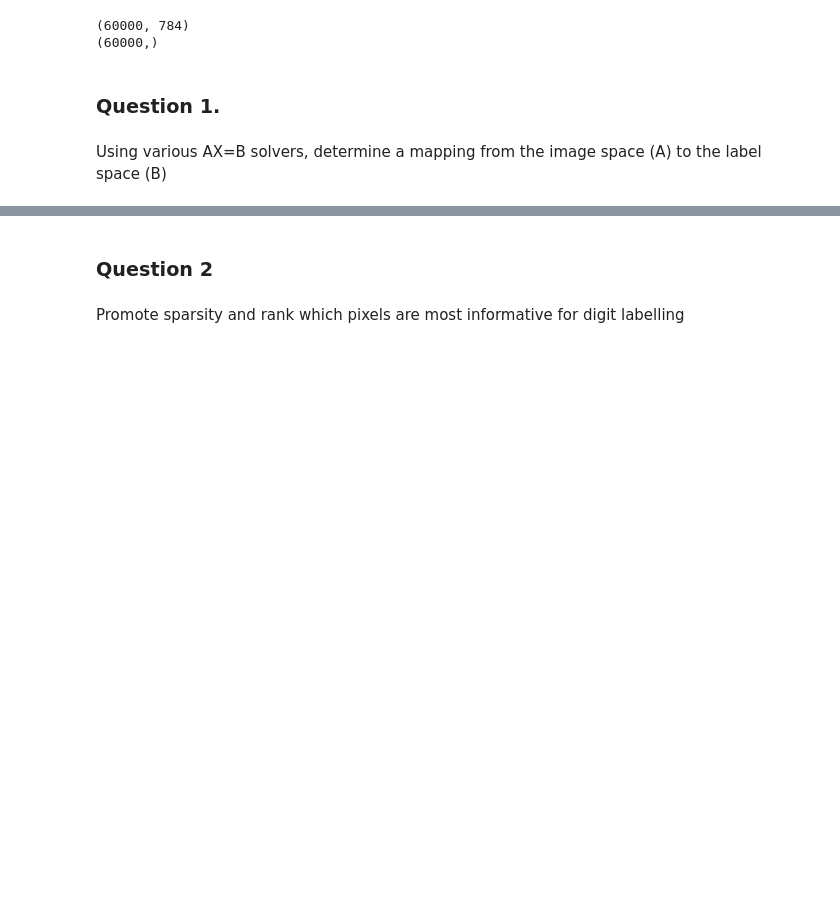
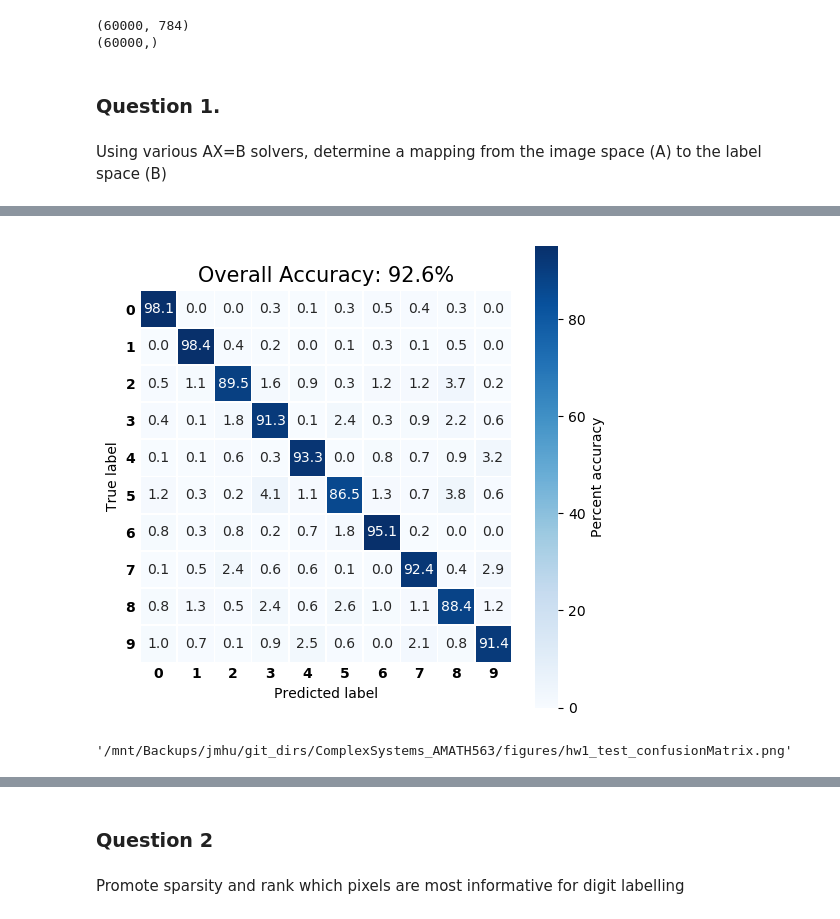
Before and after one commit to jmichellehu/ComplexSystems_AMATH563, a Jupyter notebook: AMATH563_hw1.ipynb, the cells around one changed output, grey strips where cells are left out. Drawn from its saved outputs; the diff is of its cells as text; code cells hidden in the pictures; blank space fills up the shorter version.

Commit message:
AMATH563_hw1.ipynb: clean up formatting, run testing with varying regularization, solvers, output confusion matrices

```diff
--- a/AMATH563_hw1.ipynb
+++ b/AMATH563_hw1.ipynb
@@ -13,0 +12,5 @@ data_dir="/Users/michellehu/git_dirs/ComplexSystems_AMATH563/data/"
+# %%
+# data_dir="/Users/michellehu/git_dirs/ComplexSystems_AMATH563/data/"
+data_dir="/mnt/Backups/jmhu/git_dirs/ComplexSystems_AMATH563/data/"
+if ~os.path.exists(data_dir):
+    !mkdir $data_dir
@@ -162,5 +205,4 @@ def optimize(model, x_train, y_train, x_test, y_test, cv=None):
 # %%
 %%time
-model=saga_elastic_L1
-trained_model, pred, acc = optimize(model, A, B, testX, testY)
-print("model trained")
+trained_model, pred, acc = optimize(saga, A, B, testX, testY)
+print("SAGA trained - no regularization, no cross-validation")
@@ -256,0 +238,23 @@ print("model trained and cross-validated")
+# %%
+# Use seaborn to plot confusion matrix
+plt.figure(figsize=(6,6))
+sns.heatmap(m*100, annot=True, fmt=".1f",
+            linewidths=.5,
+            square = True,
+            robust = True,
+            cmap = 'Blues',
+            cbar_kws={'label': 'Percent accuracy'},
+           );
+
+plt.ylabel('True label');
+plt.xlabel('Predicted label');
+
+plt.xticks(weight="semibold");
+plt.yticks(rotation=0, weight="semibold");
+
+plt.tick_params(axis='both', which='both', length=0);
+
+title = str('Overall Accuracy: '+ "{0:.1f}".format(acc*100)+"%")
+plt.title(title, size = 15);
+# %% [output]
+[figure, added]
@@ -256,0 +289,10 @@ print("model trained and cross-validated")
+# %%
+fig_dir = "/mnt/Backups/jmhu/git_dirs/ComplexSystems_AMATH563/figures/"
+
+if ~os.path.exists(fig_dir):
+    !mkdir $fig_dir
+
+cm_fn=fig_dir+"hw1_test_confusionMatrix.png"
+cm_fn
+# %% [output]
+'/mnt/Backups/jmhu/git_dirs/ComplexSystems_AMATH563/figures/hw1_test_confusionMatrix.png'
```
Also changed, not shown: parts of 31 cells of this notebook.
